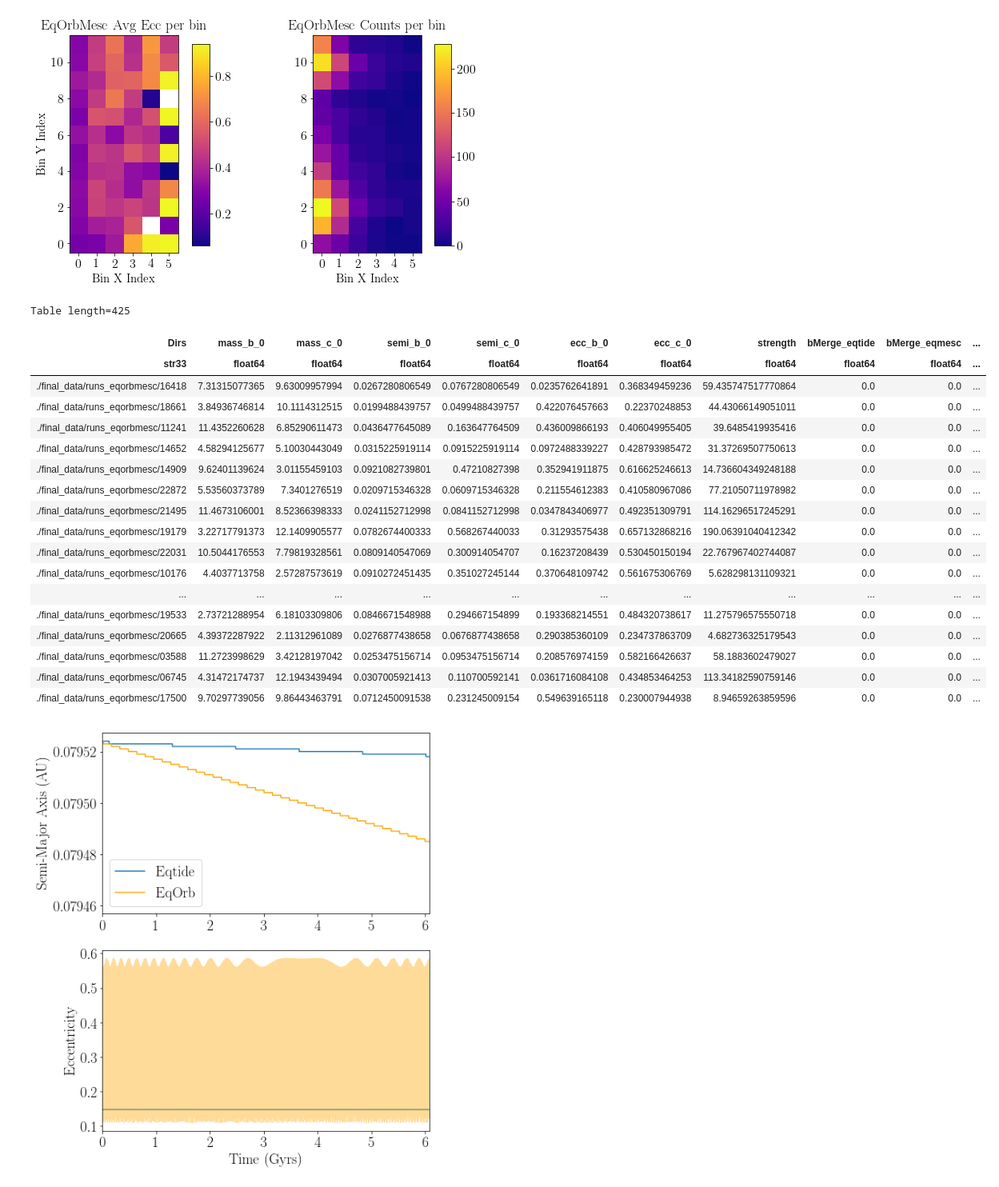
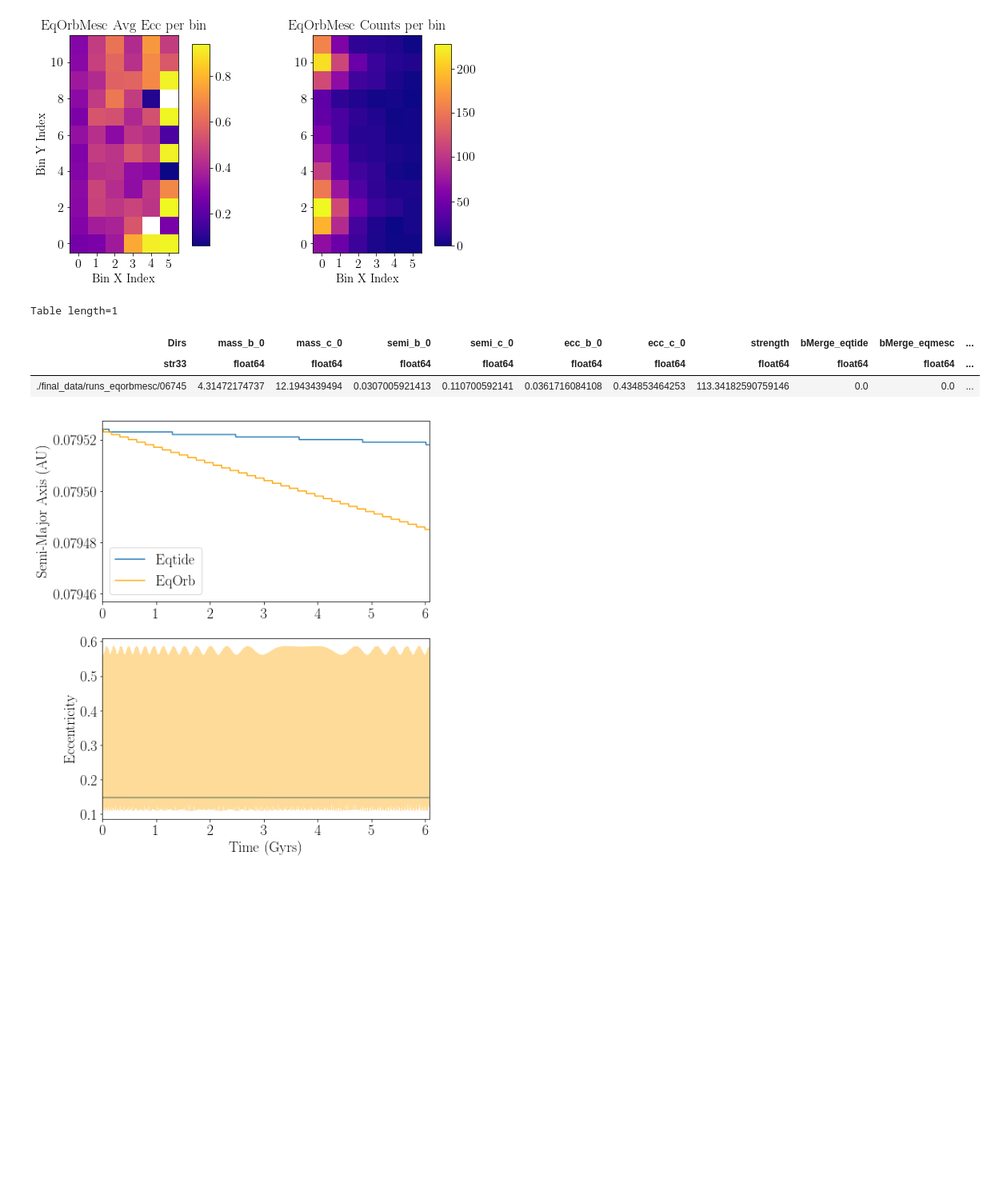
Before and after one commit to dm1681/MergingPerts, a Jupyter notebook: fig_gen.ipynb, the cells around one changed output. Shown: that part at 80% size. Cells and saved outputs as stored; diff of their text form; code cells hidden in the pictures; blank space fills up the shorter version.

Commit message:
added interesting cases for characteristic plots

```diff
--- a/fig_gen.ipynb
+++ b/fig_gen.ipynb
@@ -1082,27 +1082,12 @@ Making Eccentricty Plot
 # %%
 merged_data_eqorbmesc = final_data_eqorbmesc[np.where(final_data_eqorbmesc['bMerge_eqorbmesc'] == 1)]
 interesting_cases = merged_data_eqorbmesc[np.where((merged_data_eqorbmesc['bMerge_eqorb'] == 0)
                                                   & (merged_data_eqorbmesc['bMerge_eqmesc'] == 0)
                                                   & (merged_data_eqorbmesc['bMerge_eqtide'] == 0) )]
 
-interesting_cases
+interesting_cases[np.where(interesting_cases['ecc_b_0'] == 0.0361716084108)]
 # %% [output]
-Table length=425
+Table length=1
 | Dirs | mass_b_0 | mass_c_0 | semi_b_0 | semi_c_0 | ecc_b_0 | ecc_c_0 | strength | bMerge_eqtide | bMerge_eqmesc | ... |
 | str33 | float64 | float64 | float64 | float64 | float64 | float64 | float64 | float64 | float64 | ... |
-| ./final_data/runs_eqorbmesc/16418 | 7.31315077365 | 9.63009957994 | 0.0267280806549 | 0.0767280806549 | 0.0235762641891 | 0.368349459236 | 59.435747517770864 | 0.0 | 0.0 | ... |
-| ./final_data/runs_eqorbmesc/18661 | 3.84936746814 | 10.1114312515 | 0.0199488439757 | 0.0499488439757 | 0.422076457663 | 0.22370248853 | 44.43066149051011 | 0.0 | 0.0 | ... |
-| ./final_data/runs_eqorbmesc/11241 | 11.4352260628 | 6.85290611473 | 0.0436477645089 | 0.163647764509 | 0.436009866193 | 0.406049955405 | 39.6485419935416 | 0.0 | 0.0 | ... |
-| ./final_data/runs_eqorbmesc/14652 | 4.58294125677 | 5.10030443049 | 0.0315225919114 | 0.0915225919114 | 0.0972488339227 | 0.428793985472 | 31.37269507750613 | 0.0 | 0.0 | ... |
-| ./final_data/runs_eqorbmesc/14909 | 9.62401139624 | 3.01155459103 | 0.0921082739801 | 0.47210827398 | 0.352941911875 | 0.616625246613 | 14.736604349248188 | 0.0 | 0.0 | ... |
-| ./final_data/runs_eqorbmesc/22872 | 5.53560373789 | 7.3401276519 | 0.0209715346328 | 0.0609715346328 | 0.211554612383 | 0.410580967086 | 77.21050711978982 | 0.0 | 0.0 | ... |
-| ./final_data/runs_eqorbmesc/21495 | 11.4673106001 | 8.52366398333 | 0.0241152712998 | 0.0841152712998 | 0.0347843406977 | 0.492351309791 | 114.16296517245291 | 0.0 | 0.0 | ... |
-| ./final_data/runs_eqorbmesc/19179 | 3.22717791373 | 12.1409905577 | 0.0782674400333 | 0.568267440033 | 0.31293575438 | 0.657132868216 | 190.06391040412342 | 0.0 | 0.0 | ... |
-| ./final_data/runs_eqorbmesc/22031 | 10.5044176553 | 7.79819328561 | 0.0809140547069 | 0.300914054707 | 0.16237208439 | 0.530450150194 | 22.767967402744087 | 0.0 | 0.0 | ... |
-| ./final_data/runs_eqorbmesc/10176 | 4.4037713758 | 2.57287573619 | 0.0910272451435 | 0.351027245144 | 0.370648109742 | 0.561675306769 | 5.628298131109321 | 0.0 | 0.0 | ... |
-| ... | ... | ... | ... | ... | ... | ... | ... | ... | ... | ... |
-| ./final_data/runs_eqorbmesc/19533 | 2.73721288954 | 6.18103309806 | 0.0846671548988 | 0.294667154899 | 0.193368214551 | 0.484320738617 | 11.275796575550718 | 0.0 | 0.0 | ... |
-| ./final_data/runs_eqorbmesc/20665 | 4.39372287922 | 2.11312961089 | 0.0276877438658 | 0.0676877438658 | 0.290385360109 | 0.234737863709 | 4.682736325179543 | 0.0 | 0.0 | ... |
-| ./final_data/runs_eqorbmesc/03588 | 11.2723998629 | 3.42128197042 | 0.0253475156714 | 0.0953475156714 | 0.208576974159 | 0.582166426637 | 58.1883602479027 | 0.0 | 0.0 | ... |
 | ./final_data/runs_eqorbmesc/06745 | 4.31472174737 | 12.1943439494 | 0.0307005921413 | 0.110700592141 | 0.0361716084108 | 0.434853464253 | 113.34182590759146 | 0.0 | 0.0 | ... |
-| ./final_data/runs_eqorbmesc/17500 | 9.70297739056 | 9.86443463791 | 0.0712450091538 | 0.231245009154 | 0.549639165118 | 0.230007944938 | 8.94659263859596 | 0.0 | 0.0 | ... |
```
Also changed, not shown: parts of 2 cells of this notebook.
